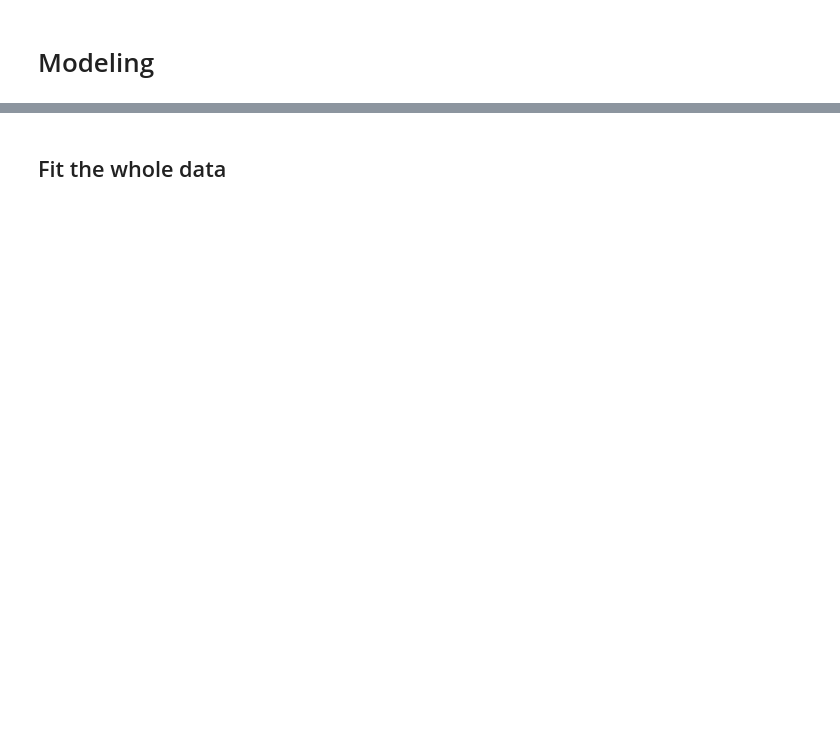
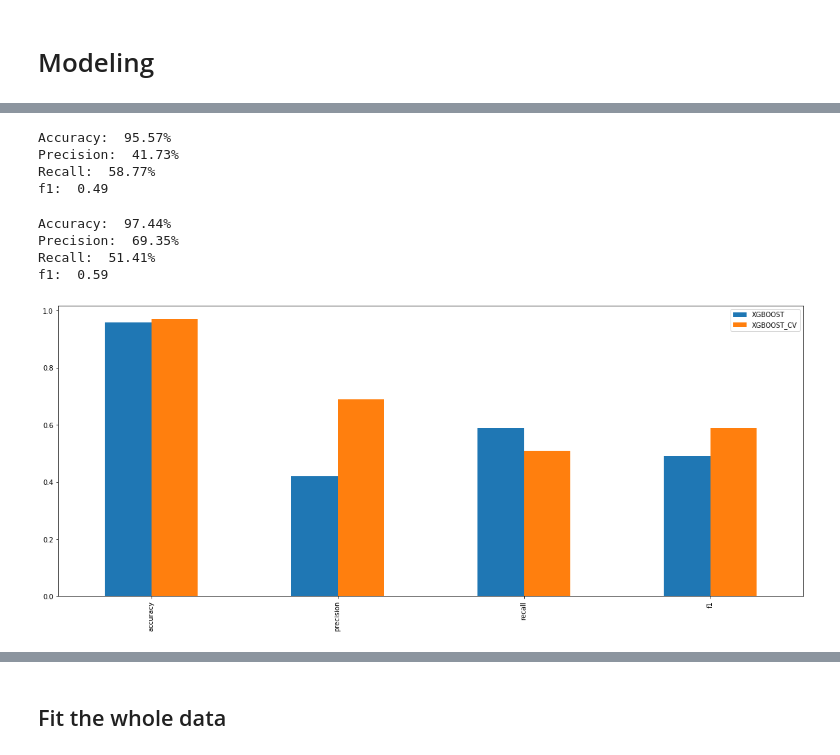
Before and after one commit to Jafarpisheh/IEEE-CIS-Fraud-Detection, a Jupyter notebook: FraudDetection.ipynb, the cells around one changed output, grey strips where cells are left out. Drawn from its saved outputs; the diff is of its cells as text; code cells hidden in the pictures; blank space fills up the shorter version.

Commit message:
XGBoost

```diff
--- a/FraudDetection.ipynb
+++ b/FraudDetection.ipynb
@@ -358,0 +282,2 @@ model_scores
+# %%
+model_xgb_CV.fit(X_train[:idx],y_train[:idx])
@@ -358,0 +305,16 @@ model_scores
+# %%
+y_preds_xgb=model_xgb.predict(X_valid)
+xgb_metrics = evaluate_preds(y_valid, y_preds_xgb)
+# %% [output]
+Accuracy:  95.57%
+Precision:  41.73%
+Recall:  58.77%
+f1:  0.49
+# %%
+y_preds_xgb_CV=model_xgb_CV.predict(X_valid)
+xgb_metrics_CV = evaluate_preds(y_valid, y_preds_xgb_CV)
+# %% [output]
+Accuracy:  97.44%
+Precision:  69.35%
+Recall:  51.41%
+f1:  0.59
@@ -358,0 +324,3 @@ model_scores
+# %%
+compare_metrics = pd.DataFrame({'XGBOOST': xgb_metrics,
+                                'XGBOOST_CV': xgb_metrics_CV})
@@ -358,0 +341,4 @@ model_scores
+# %%
+compare_metrics.plot.bar(figsize= (20,8));
+# %% [output]
+[figure, added]
```
Also changed, not shown: parts of 62 cells of this notebook.
